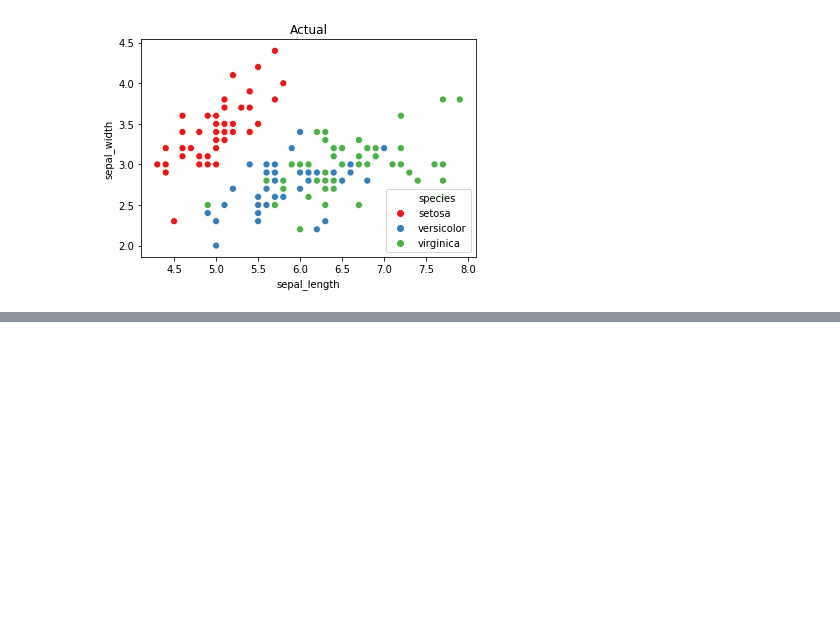
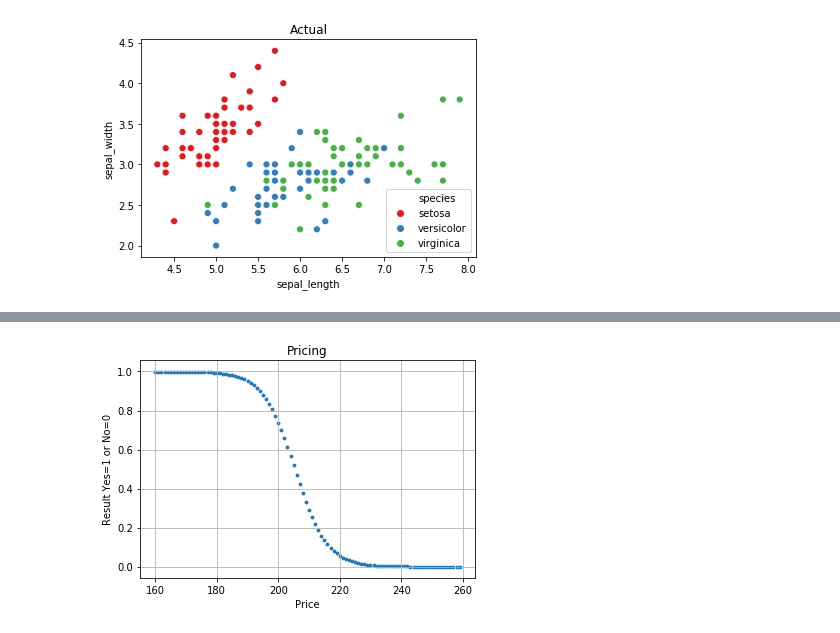
Before and after one commit to aukrit1993/my_machine_learning, a Jupyter notebook: chapter_17.ipynb, the cells around one changed output, grey strips where cells are left out. Saved outputs shown, nothing was run; the diff lists cells and outputs as text; code cells hidden in the pictures; blank space fills up the shorter version.

```diff
--- a/chapter_17.ipynb
+++ b/chapter_17.ipynb
@@ -519,0 +557,4 @@ plt.show()
+# %%
+X_input = np.array([198, 200, 204, 205, 206, 207, 210]).reshape(-1, 1)
+y_predict = model.predict(X_input)
+y_predict
@@ -519,0 +563,5 @@ plt.show()
+# %%
+print('Price | Pred')
+print('-------------------')
+for i, val in enumerate(y_predict):
+    print('{:5.1f} |  {}'.format(X_input[i][0], val))
@@ -519,0 +578,3 @@ plt.show()
+# %%
+y_pred_prob = model.predict_proba(X_input)
+y_pred_prob
@@ -519,0 +589,5 @@ plt.show()
+# %%
+print('Price | Pred | Prob(Y)')
+print('-------------------')
+for i, val in enumerate(y_pred_prob):
+    print('{:5.1f} |  {} |  {:.3f}'.format(X_input[i][0], y_predict[i], val[1]))
@@ -519,0 +604,15 @@ plt.show()
+# %%
+prices = np.arange(160, 260, 1)
+prob = []
+for i in prices:
+    p_loss, p_win = model.predict_proba([[i]])[0]
+    prob.append(p_win)
+
+plt.scatter(prices, prob, s=8)
+plt.title('Pricing')
+plt.xlabel('Price')
+plt.ylabel('Result Yes=1 or No=0')
+plt.grid()
+plt.show()
+# %% [output]
+[figure, added]
```
Also changed, not shown: parts of 13 cells of this notebook.
